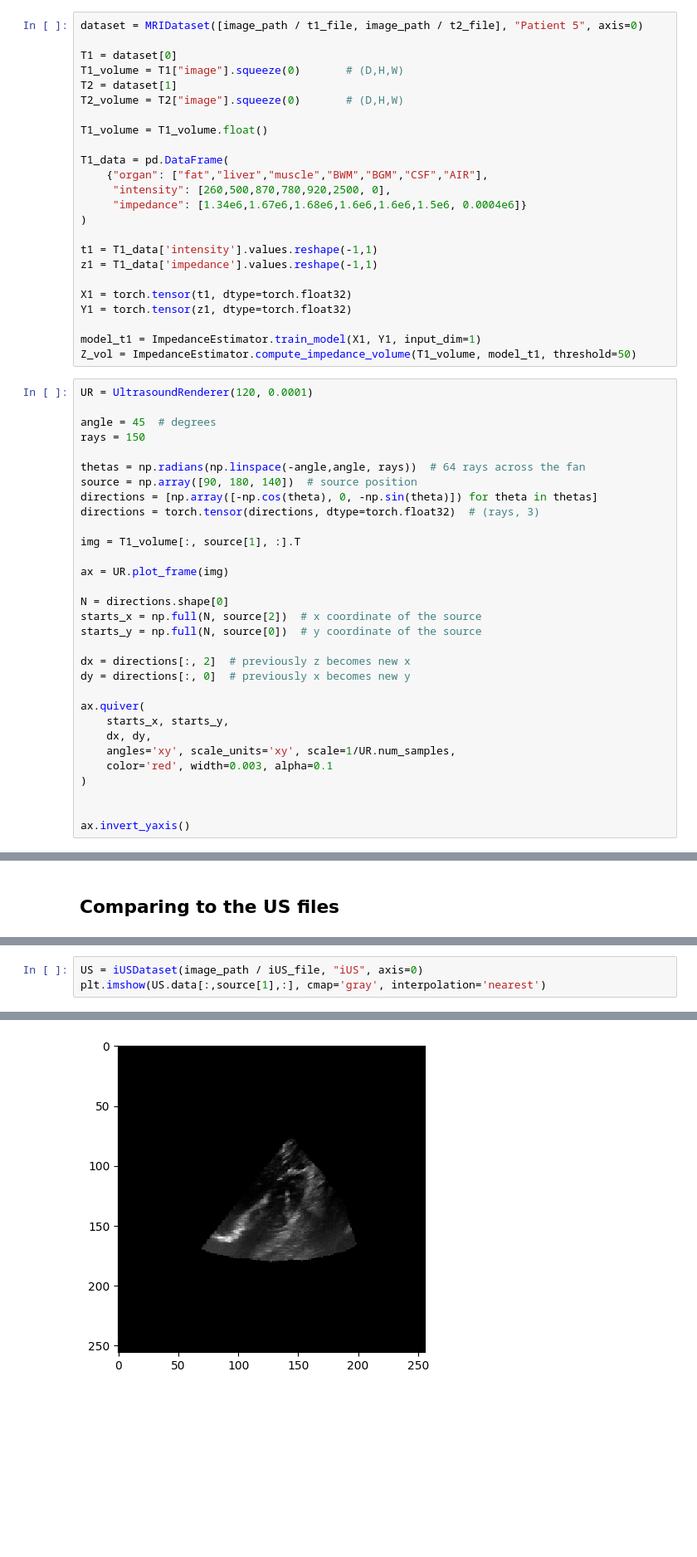
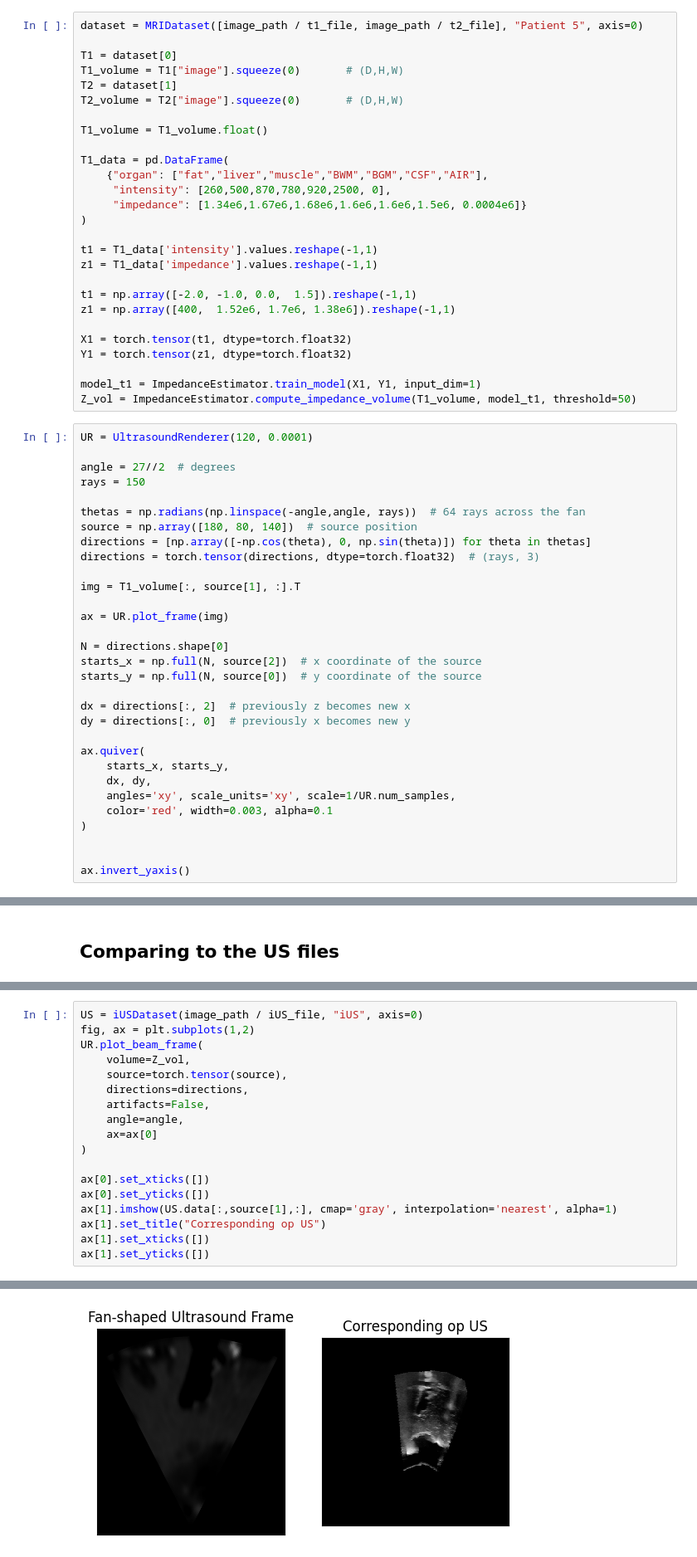
Before and after one commit to gduguey/DiffUS, a Jupyter notebook: notebooks/[DEMO] Modeling Choices.ipynb, the cells around one changed output, grey strips where cells are left out. Shown at 83% size. Drawn from its saved outputs; the diff is of its cells as text; blank space fills up the shorter version.

```diff
--- a/notebooks/[DEMO] Modeling Choices.ipynb
+++ b/notebooks/[DEMO] Modeling Choices.ipynb
@@ -158,6 +158,9 @@ T1_data = pd.DataFrame(
 t1 = T1_data['intensity'].values.reshape(-1,1)
 z1 = T1_data['impedance'].values.reshape(-1,1)
 
+t1 = np.array([-2.0, -1.0, 0.0,  1.5]).reshape(-1,1)
+z1 = np.array([400,  1.52e6, 1.7e6, 1.38e6]).reshape(-1,1)
+
 X1 = torch.tensor(t1, dtype=torch.float32)
 Y1 = torch.tensor(z1, dtype=torch.float32)
 
@@ -166,12 +169,12 @@ Z_vol = ImpedanceEstimator.compute_impedance_volume(T1_volume, model_t1, thresho
 # %%
 UR = UltrasoundRenderer(120, 0.0001)
 
-angle = 45  # degrees
+angle = 27//2  # degrees
 rays = 150
 
 thetas = np.radians(np.linspace(-angle,angle, rays))  # 64 rays across the fan
-source = np.array([90, 180, 140])  # source position
-directions = [np.array([-np.cos(theta), 0, -np.sin(theta)]) for theta in thetas]
+source = np.array([180, 80, 140])  # source position
+directions = [np.array([-np.cos(theta), 0, np.sin(theta)]) for theta in thetas]
 directions = torch.tensor(directions, dtype=torch.float32)  # (rays, 3)
 
 img = T1_volume[:, source[1], :].T
@@ -228,4 +232,19 @@ tensor([[-0.0005, -0.0012, -0.0022,  ...,  0.0310,  0.0254,  0.0181],
 # %%
 US = iUSDataset(image_path / iUS_file, "iUS", axis=0)
-plt.imshow(US.data[:,source[1],:], cmap='gray', interpolation='nearest')
+fig, ax = plt.subplots(1,2)
+UR.plot_beam_frame(
+    volume=Z_vol,
+    source=torch.tensor(source),
+    directions=directions,
+    artifacts=False,
+    angle=angle,
+    ax=ax[0]
+)
+
+ax[0].set_xticks([])
+ax[0].set_yticks([])
+ax[1].imshow(US.data[:,source[1],:], cmap='gray', interpolation='nearest', alpha=1)
+ax[1].set_title("Corresponding op US")
+ax[1].set_xticks([])
+ax[1].set_yticks([])
 # %% [output]
@@ -233 +253 @@ plt.imshow(US.data[:,source[1],:], cmap='gray', interpolation='nearest')
-[figure, old version]
+[figure, new version]
```
Also changed, not shown: parts of 12 cells of this notebook.
